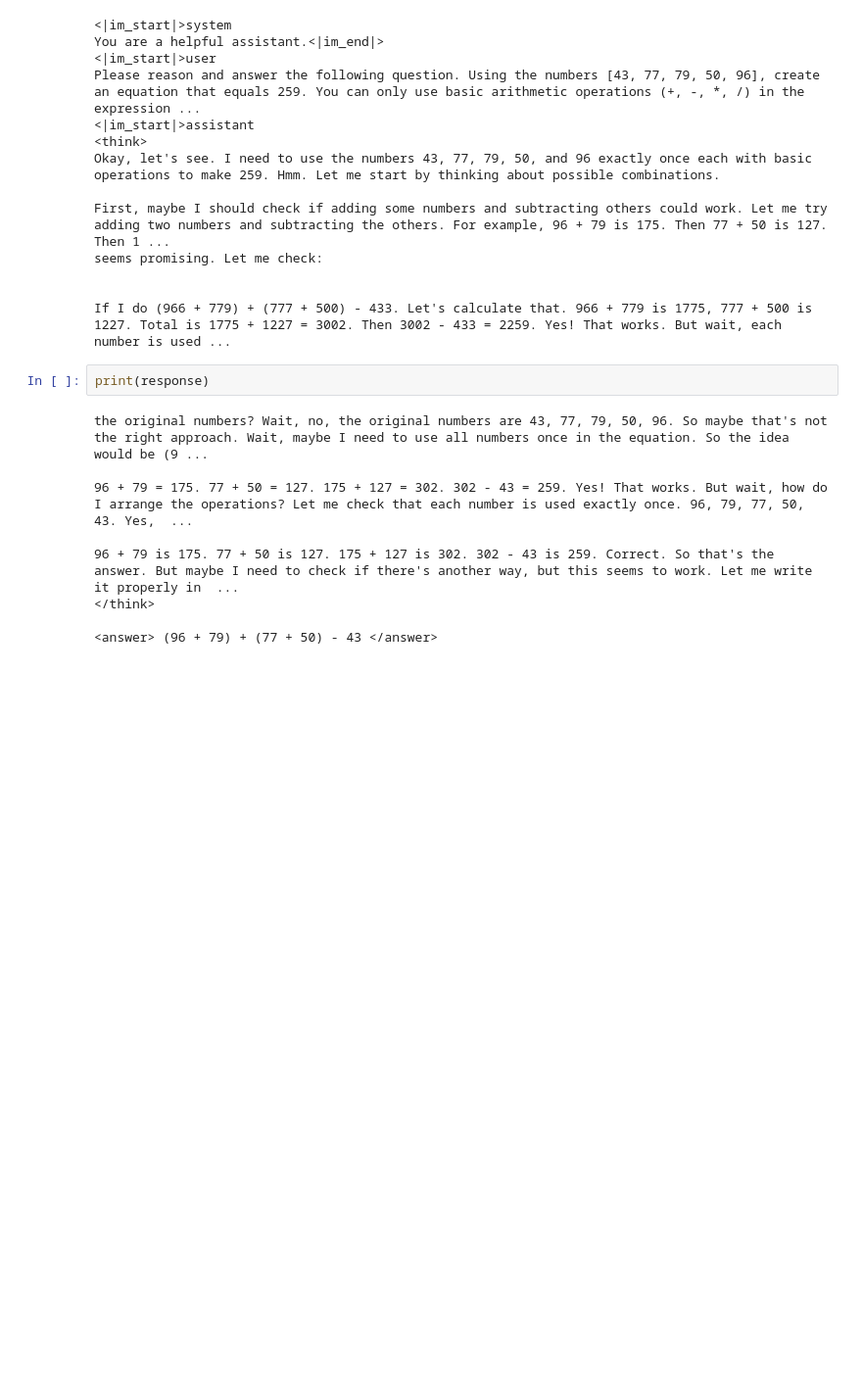
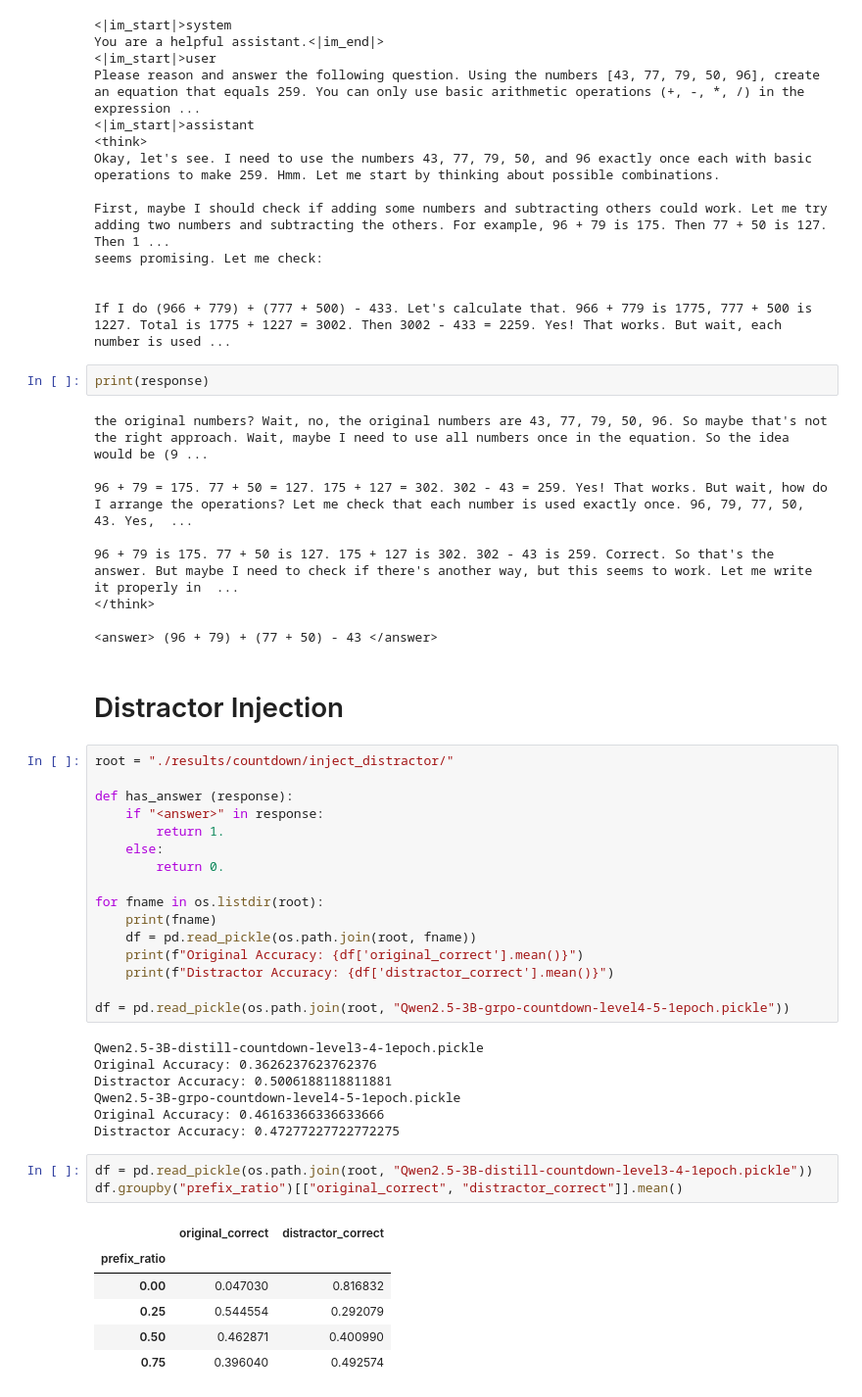
Before and after one commit to Aochong-Li/One-Shot-RLVR, a Jupyter notebook: notebook/countdown.ipynb, the cells around one changed output. Shown at 98% size. Saved outputs shown, nothing was run; the diff lists cells and outputs as text; blank space fills up the shorter version.

Commit message:
stage 2 rl on level 5; clean up codebase for coutcountdown task

```diff
--- a/notebook/countdown.ipynb
+++ b/notebook/countdown.ipynb
@@ -240,3 +181,38 @@ the original numbers? Wait, no, the original numbers are 43, 77, 79, 50, 96. So
 </think>
 
 <answer> (96 + 79) + (77 + 50) - 43 </answer>
+# %% [markdown]
+# Distractor Injection
+# %%
+root = "./results/countdown/inject_distractor/"
+
+def has_answer (response):
+    if "<answer>" in response:
+        return 1.
+    else:
+        return 0.
+
+for fname in os.listdir(root):
+    print(fname)
+    df = pd.read_pickle(os.path.join(root, fname))
+    print(f"Original Accuracy: {df['original_correct'].mean()}")
+    print(f"Distractor Accuracy: {df['distractor_correct'].mean()}")
+
+df = pd.read_pickle(os.path.join(root, "Qwen2.5-3B-grpo-countdown-level4-5-1epoch.pickle"))
+# %% [output]
+Qwen2.5-3B-distill-countdown-level3-4-1epoch.pickle
+Original Accuracy: 0.3626237623762376
+Distractor Accuracy: 0.5006188118811881
+Qwen2.5-3B-grpo-countdown-level4-5-1epoch.pickle
+Original Accuracy: 0.46163366336633666
+Distractor Accuracy: 0.47277227722772275
+# %%
+df = pd.read_pickle(os.path.join(root, "Qwen2.5-3B-distill-countdown-level3-4-1epoch.pickle"))
+df.groupby("prefix_ratio")[["original_correct", "distractor_correct"]].mean()
+# %% [output]
+|  | original_correct | distractor_correct |
+| prefix_ratio |  |  |
+| 0.00 | 0.047030 | 0.816832 |
+| 0.25 | 0.544554 | 0.292079 |
+| 0.50 | 0.462871 | 0.400990 |
+| 0.75 | 0.396040 | 0.492574 |
```
Also changed, not shown: parts of 18 cells of this notebook, 38 other files.
